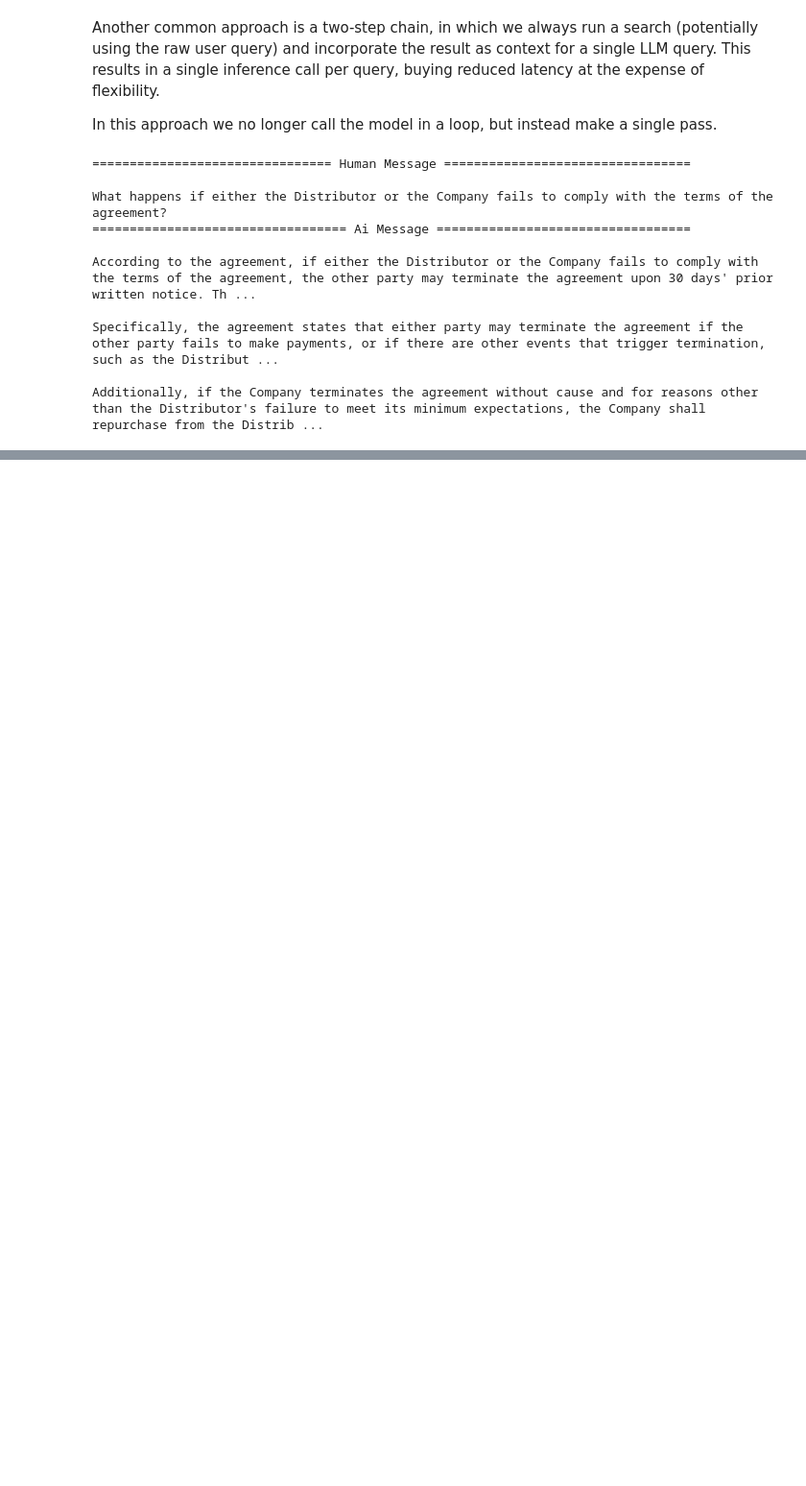
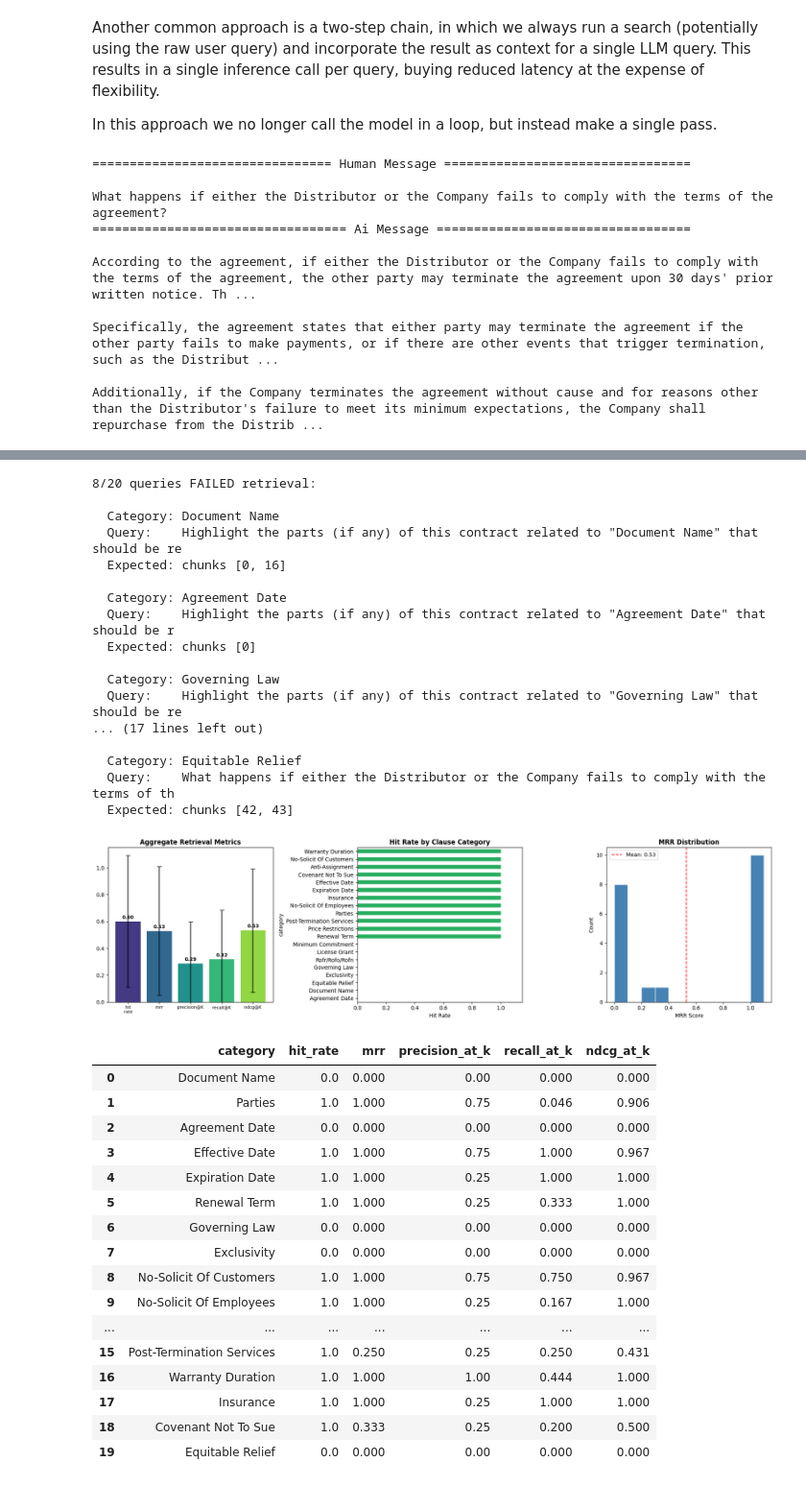
Before and after one commit to riki-11/lawgic, a Jupyter notebook: notebooks/langchain_test.ipynb, the cells around one changed output, grey strips where cells are left out. Shown at 96% size. Drawn from its saved outputs; the diff is of its cells as text; code cells hidden in the pictures; blank space fills up the shorter version.

Commit message:
feat: add benchmarking.

```diff
--- a/notebooks/langchain_test.ipynb
+++ b/notebooks/langchain_test.ipynb
@@ -249,0 +669,8 @@ Additionally, if the Company terminates the agreement without cause and for reas
+# %%
+# ====================================================================
+# RUN RETRIEVAL BENCHMARK
+# Re-run this cell after any changes to your RAG pipeline
+# (e.g. different embeddings, chunk size, overlap, k, etc.)
+# ====================================================================
+
+results = evaluate_retrieval(vector_store, eval_dataset, k=4)
@@ -249,0 +695,45 @@ Additionally, if the Company terminates the agreement without cause and for reas
+# %%
+# --- Failure Analysis ---
+show_failures(results, eval_dataset)
+
+# --- Visualization ---
+plot_results(results)
+
+# --- Per-query results table ---
+results['dataframe'][['category', 'hit_rate', 'mrr', 'precision_at_k', 'recall_at_k', 'ndcg_at_k']].round(3)
+# %% [output]
+8/20 queries FAILED retrieval:
+
+  Category: Document Name
+  Query:    Highlight the parts (if any) of this contract related to "Document Name" that should be re
+  Expected: chunks [0, 16]
+
+  Category: Agreement Date
+  Query:    Highlight the parts (if any) of this contract related to "Agreement Date" that should be r
+  Expected: chunks [0]
+
+  Category: Governing Law
+  Query:    Highlight the parts (if any) of this contract related to "Governing Law" that should be re
+... (17 lines left out)
+
+  Category: Equitable Relief
+  Query:    What happens if either the Distributor or the Company fails to comply with the terms of th
+  Expected: chunks [42, 43]
+[figure, added]
+|  | category | hit_rate | mrr | precision_at_k | recall_at_k | ndcg_at_k |
+| 0 | Document Name | 0.0 | 0.000 | 0.00 | 0.000 | 0.000 |
+| 1 | Parties | 1.0 | 1.000 | 0.75 | 0.046 | 0.906 |
+| 2 | Agreement Date | 0.0 | 0.000 | 0.00 | 0.000 | 0.000 |
+| 3 | Effective Date | 1.0 | 1.000 | 0.75 | 1.000 | 0.967 |
+| 4 | Expiration Date | 1.0 | 1.000 | 0.25 | 1.000 | 1.000 |
+| 5 | Renewal Term | 1.0 | 1.000 | 0.25 | 0.333 | 1.000 |
+| 6 | Governing Law | 0.0 | 0.000 | 0.00 | 0.000 | 0.000 |
+| 7 | Exclusivity | 0.0 | 0.000 | 0.00 | 0.000 | 0.000 |
+| 8 | No-Solicit Of Customers | 1.0 | 1.000 | 0.75 | 0.750 | 0.967 |
+| 9 | No-Solicit Of Employees | 1.0 | 1.000 | 0.25 | 0.167 | 1.000 |
+| ... | ... | ... | ... | ... | ... | ... |
+| 15 | Post-Termination Services | 1.0 | 0.250 | 0.25 | 0.250 | 0.431 |
+| 16 | Warranty Duration | 1.0 | 1.000 | 1.00 | 0.444 | 1.000 |
+| 17 | Insurance | 1.0 | 1.000 | 0.25 | 1.000 | 1.000 |
+| 18 | Covenant Not To Sue | 1.0 | 0.333 | 0.25 | 0.200 | 0.500 |
+| 19 | Equitable Relief | 0.0 | 0.000 | 0.00 | 0.000 | 0.000 |
```
Also changed, not shown: parts of 10 cells of this notebook.
